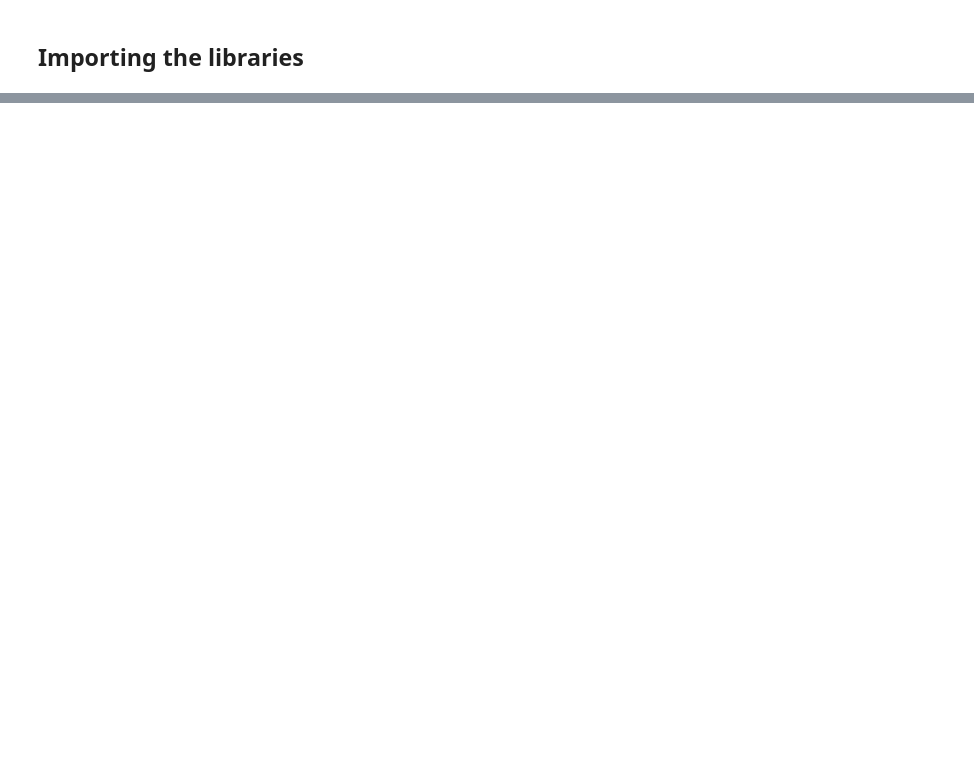
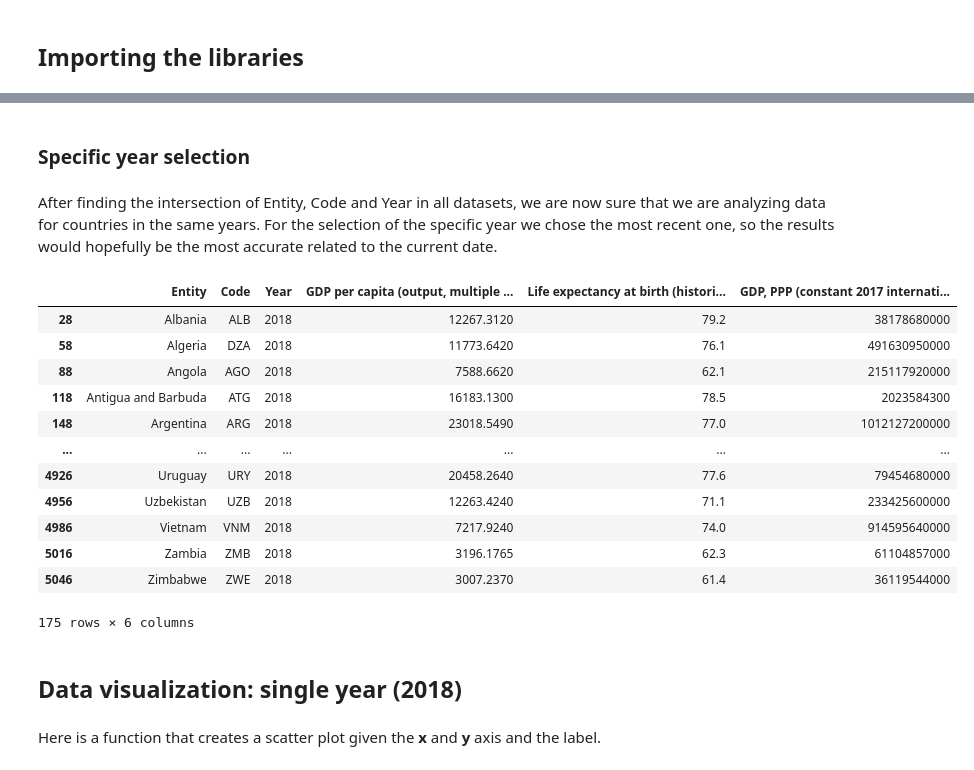
Before and after one commit to lucamodica/introduction-to-data-science-and-ai--chalmers, a Jupyter notebook: 1-introduction-to-ds-and-py/1-introduction-to-ds-and-py.ipynb, the cells around one changed output, grey strips where cells are left out. Saved outputs shown, nothing was run; the diff lists cells and outputs as text; code cells hidden in the pictures; blank space fills up the shorter version.

```diff
--- a/1-introduction-to-ds-and-py/1-introduction-to-ds-and-py.ipynb
+++ b/1-introduction-to-ds-and-py/1-introduction-to-ds-and-py.ipynb
@@ -257,0 +116,25 @@ Created in <span style='font-weight:600;margin-left:4px;'>Deepnote</span></a>
+# %% [markdown]
+### Specific year selection
+# %% [markdown]
+After finding the intersection of Entity, Code and Year in all datasets, we are now sure that we are analyzing data for countries in the same years. For the selection of the specific year we chose the most recent one, so the results would hopefully be the most accurate related to the current date.
+# %%
+df_recent = df[df['Year'] == max(common_year)]
+df_recent
+# %% [output]
+|  | Entity | Code | Year | GDP per capita (output, multiple ... | Life expectancy at birth (histori... | GDP, PPP (constant 2017 internati... |
+| 28 | Albania | ALB | 2018 | 12267.3120 | 79.2 | 38178680000 |
+| 58 | Algeria | DZA | 2018 | 11773.6420 | 76.1 | 491630950000 |
+| 88 | Angola | AGO | 2018 | 7588.6620 | 62.1 | 215117920000 |
+| 118 | Antigua and Barbuda | ATG | 2018 | 16183.1300 | 78.5 | 2023584300 |
+| 148 | Argentina | ARG | 2018 | 23018.5490 | 77.0 | 1012127200000 |
+| ... | ... | ... | ... | ... | ... | ... |
+| 4926 | Uruguay | URY | 2018 | 20458.2640 | 77.6 | 79454680000 |
+| 4956 | Uzbekistan | UZB | 2018 | 12263.4240 | 71.1 | 233425600000 |
+| 4986 | Vietnam | VNM | 2018 | 7217.9240 | 74.0 | 914595640000 |
+| 5016 | Zambia | ZMB | 2018 | 3196.1765 | 62.3 | 61104857000 |
+| 5046 | Zimbabwe | ZWE | 2018 | 3007.2370 | 61.4 | 36119544000 |
+175 rows × 6 columns
+# %% [markdown]
+## Data visualization: single year (2018)
+# %% [markdown]
+Here is a function that creates a scatter plot given the **x** and **y** axis and the label.
```
Also changed, not shown: parts of 92 cells of this notebook, 1 other file.
